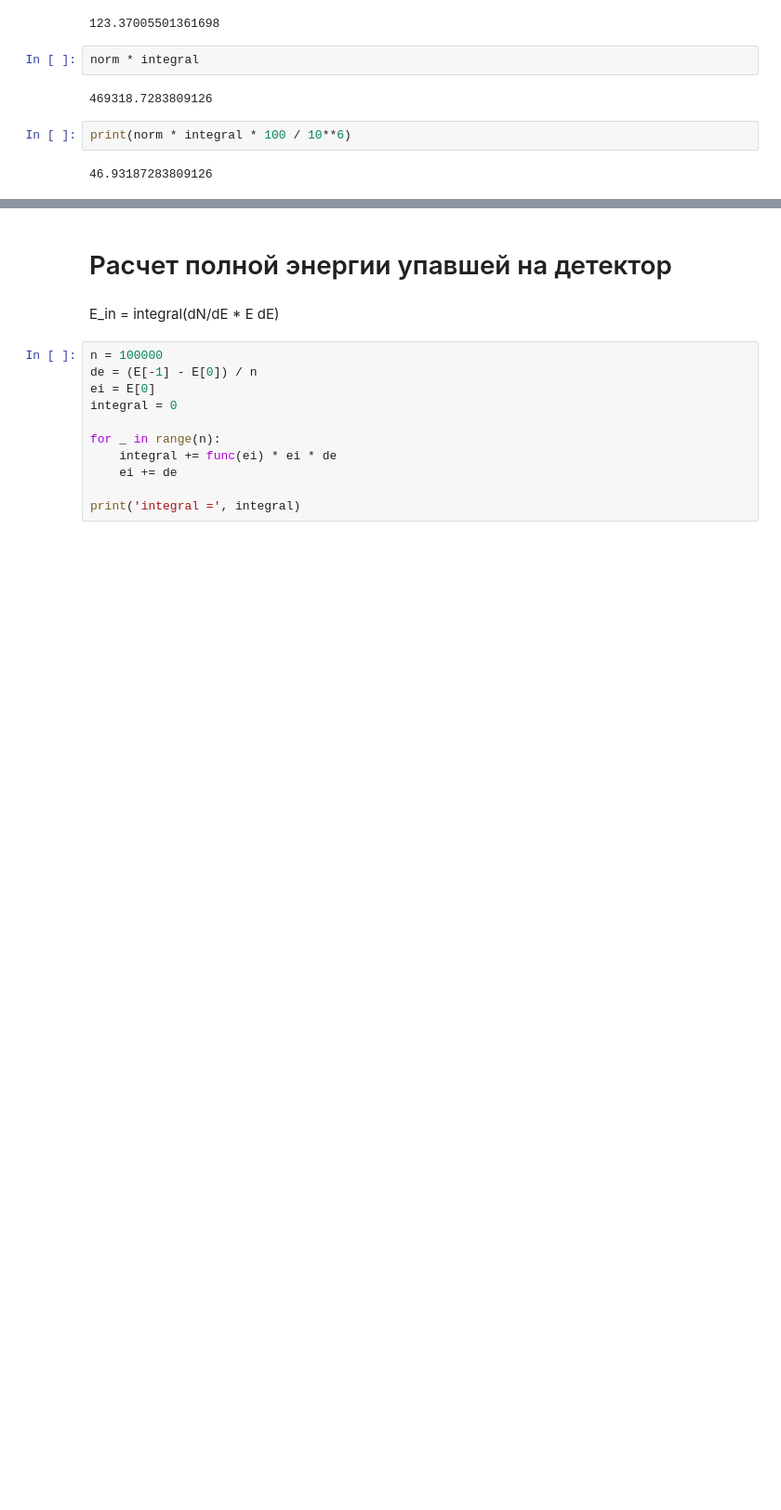
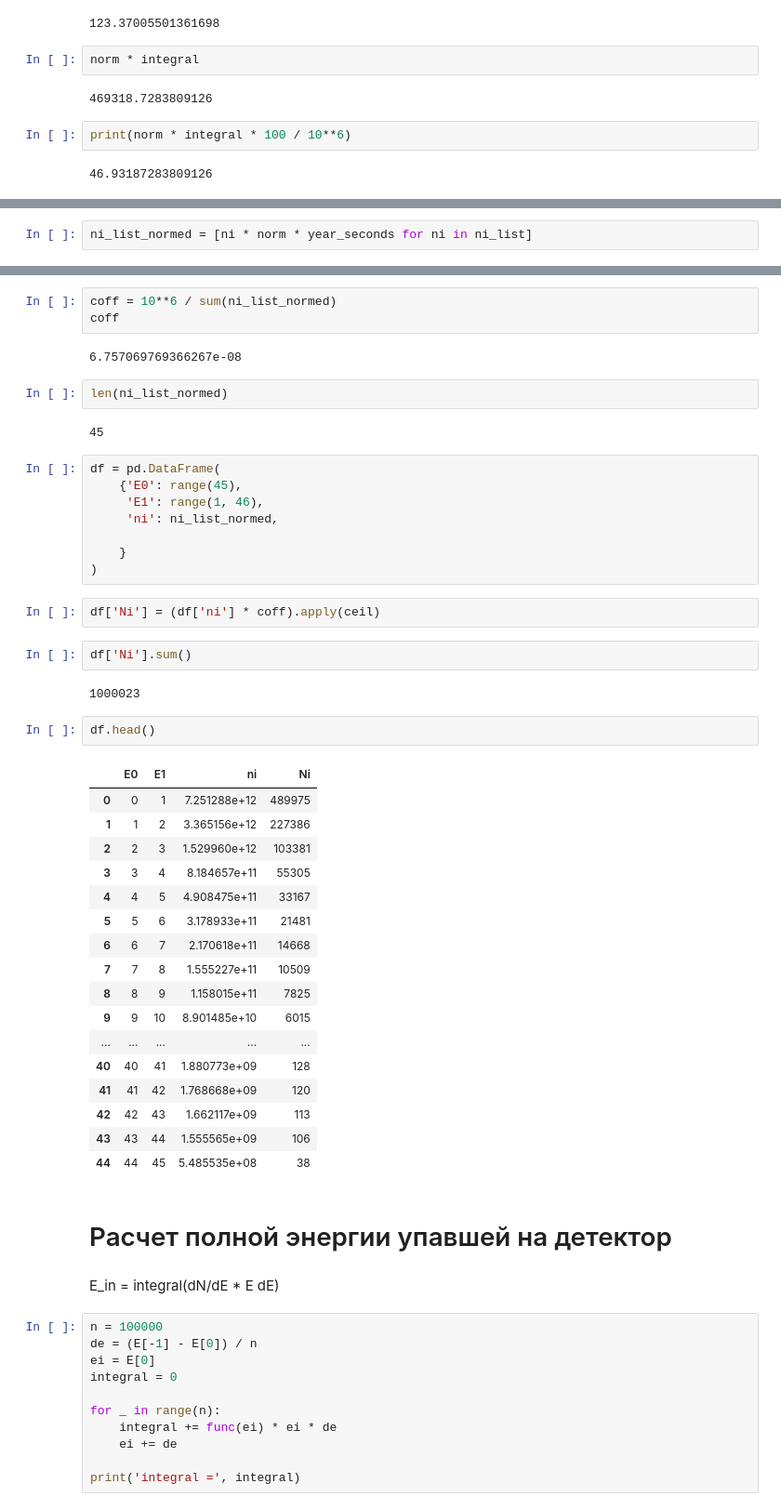
Before and after one commit to satysh/hero_geant4, a Jupyter notebook: project/macro/jupyter/approxymation.ipynb, the cells around one changed output, grey strips where cells are left out. Shown at 93% size. Drawn from its saved outputs; the diff is of its cells as text; blank space fills up the shorter version.

Commit message:
add calculations for year stat MK

```diff
--- a/project/macro/jupyter/approxymation.ipynb
+++ b/project/macro/jupyter/approxymation.ipynb
@@ -253,0 +332,2 @@ print(norm * integral * 100 / 10**6)
+# %%
+ni_list_normed = [ni * norm * year_seconds for ni in ni_list]
@@ -254,3 +338,46 @@ print(norm * integral * 100 / 10**6)
+# %%
+coff = 10**6 / sum(ni_list_normed)
+coff
+# %% [output]
+6.757069769366267e-08
+# %%
+len(ni_list_normed)
+# %% [output]
+45
+# %%
+df = pd.DataFrame(
+    {'E0': range(45),
+     'E1': range(1, 46),
+     'ni': ni_list_normed,
+
+    }
+)
+# %%
+df['Ni'] = (df['ni'] * coff).apply(ceil)
+# %%
+df['Ni'].sum()
+# %% [output]
+1000023
+# %%
+df.head()
+# %% [output]
+|  | E0 | E1 | ni | Ni |
+| 0 | 0 | 1 | 7.251288e+12 | 489975 |
+| 1 | 1 | 2 | 3.365156e+12 | 227386 |
+| 2 | 2 | 3 | 1.529960e+12 | 103381 |
+| 3 | 3 | 4 | 8.184657e+11 | 55305 |
+| 4 | 4 | 5 | 4.908475e+11 | 33167 |
+| 5 | 5 | 6 | 3.178933e+11 | 21481 |
+| 6 | 6 | 7 | 2.170618e+11 | 14668 |
+| 7 | 7 | 8 | 1.555227e+11 | 10509 |
+| 8 | 8 | 9 | 1.158015e+11 | 7825 |
+| 9 | 9 | 10 | 8.901485e+10 | 6015 |
+| ... | ... | ... | ... | ... |
+| 40 | 40 | 41 | 1.880773e+09 | 128 |
+| 41 | 41 | 42 | 1.768668e+09 | 120 |
+| 42 | 42 | 43 | 1.662117e+09 | 113 |
+| 43 | 43 | 44 | 1.555565e+09 | 106 |
+| 44 | 44 | 45 | 5.485535e+08 | 38 |
 # %% [markdown]
 # Расчет полной энергии упавшей на детектор
 # %% [markdown]
```
Also changed, not shown: parts of 24 cells of this notebook.
